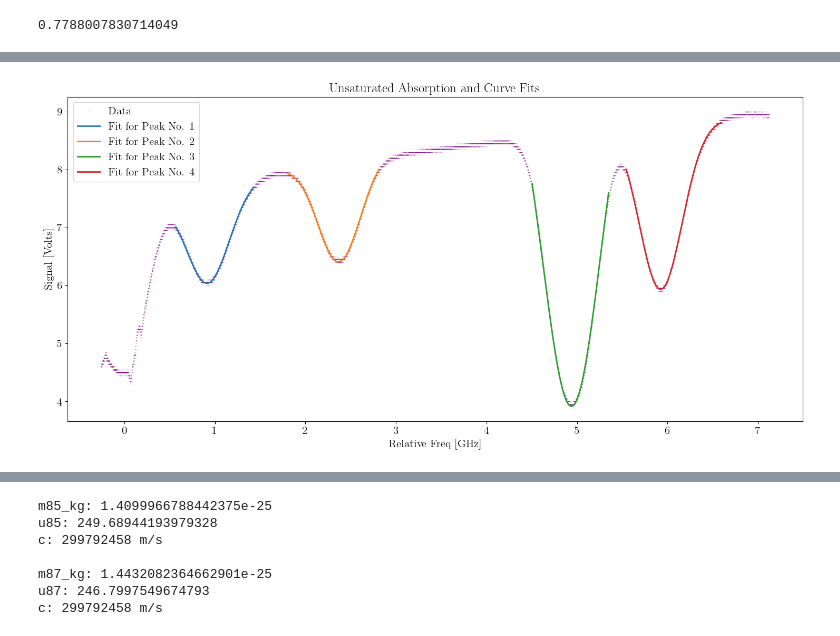
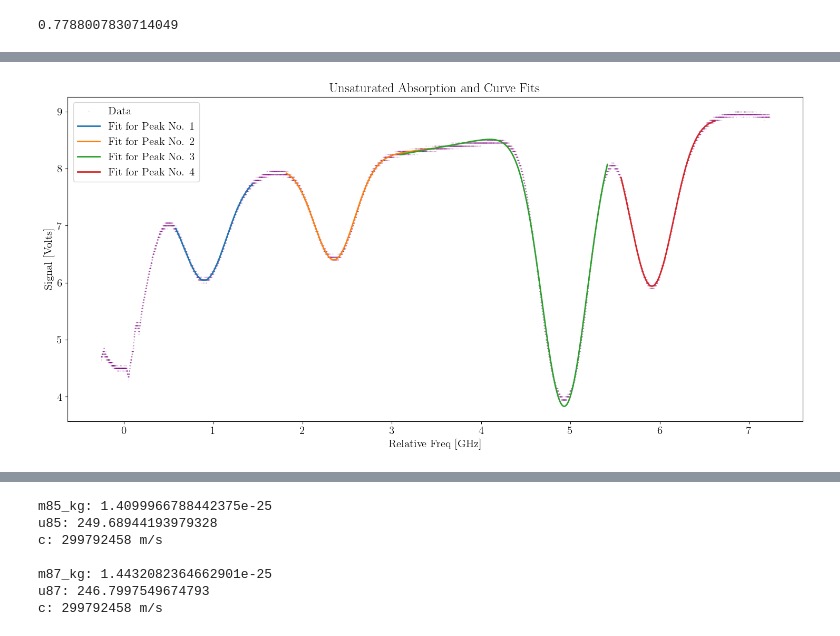
Before and after one commit to andres-luengo/alden-andres-max-most-dangerous-4450-trio, a Jupyter notebook: rb-spectroscopy/doppler_broadening.ipynb, the cells around one changed output, grey strips where cells are left out. Saved outputs shown, nothing was run; the diff lists cells and outputs as text; code cells hidden in the pictures.

```diff
--- a/rb-spectroscopy/doppler_broadening.ipynb
+++ b/rb-spectroscopy/doppler_broadening.ipynb
@@ -73,8 +73,7 @@ name_dict = {
 
 # load and reformat data
 
-names=[]
-frames = []
+
 data_dict = {}
 for sat_type in ["saturated", "unsaturated"]:
     data_dict[sat_type]={}
@@ -82,14 +81,12 @@ for sat_type in ["saturated", "unsaturated"]:
         data_dict[sat_type][mag_stat]={}
         fab_fit_filename = f"./fabry_perot_fits/{sat_type}/{mag_stat}/theta.npy"
         fab_cov_filename = f"./fabry_perot_fits/{sat_type}/{mag_stat}/X.npy"
-
         data_dict[sat_type][mag_stat]["fab_fit"]=np.load(fab_fit_filename)
         data_dict[sat_type][mag_stat]["fab_cov"]=np.load(fab_cov_filename)
 
         dfs = []
         for dat_type in ["signal_gen", "fabry_perot", "data"]:
             filename = f"./data/{sat_type}/{mag_stat}/{dat_type}.CSV"
-            names.append(f"{sat_type} {mag_stat} {dat_type}")
             df = read_scope_csv(filename)
             df = df.rename(columns={df.columns[0]: "time", df.columns[1]: dat_type})
             dfs.append(df.set_index("time"))
@@ -101,6 +98,4 @@ for sat_type in ["saturated", "unsaturated"]:
         freq = fabry_time_to_freq(t, *params)
         merged_df["freq"]=freq
         data_dict[sat_type][mag_stat]["data"]=merged_df
-        print(merged_df)
-
-print(names)
+        # print(merged_df)
@@ -125,5 +102,8 @@ print(names)
 # %%
-fig, axes = plt.subplots(2, 2, figsize=(12, 8))
+trim_start=3400
+trim_stop=16770
+
+fig, axes = plt.subplots(2, 2, figsize=(18, 12))
 axes = axes.flatten()  # easier indexing
 
 subplot_idx = 0
@@ -134,15 +114,14 @@ for sat_type in data_dict.keys():
         data_dfs = []
         df = data_dict[sat_type][mag_stat]["data"]
         for col in ["signal_gen", "fabry_perot", "data"]:
-            ax.plot(merged_df["freq"], merged_df[col], label=col)
+            ax.plot(df["freq"][trim_start:trim_stop], df[col][trim_start:trim_stop], label=col)
 
         ax.set_title(f"{sat_type.capitalize()} | {"Magnet On" if mag_stat=="magnet" else "Magnet Off"}")
         ax.set_xlabel("Relative Freq [GHz]")
         ax.set_ylabel("Signal [Volts]")
-        ax.legend(fontsize=10)
+        ax.legend(fontsize=14)
 
         subplot_idx += 1
-
 
 plt.tight_layout()
 plt.savefig("DataSummary.png")
@@ -215,25 +164,30 @@ unsat = readrbdata.load(sat=False, mag=False)
 # %%
 plt.figure(figsize=(18, 8))
-plt.scatter(fabry_time_to_freq(unsat.time, *data_dict["saturated"]["no_magnet"]["fab_fit"]), unsat.signal*.1, s=.1, alpha=.2, c="purple", label="Data")
+plt.scatter(data_dict["unsaturated"]["no_magnet"]["data"]["freq"][trim_start:trim_stop], data_dict["unsaturated"]["no_magnet"]["data"]["data"][trim_start:trim_stop],
+                               s=.1, alpha=.2, c="purple", label="Data")
 
-centers=[2750, 5200, 9680, 11550]
-window_sizes=[1700, 1800, 1400, 1700]
+freqs = np.array(data_dict["unsaturated"]["no_magnet"]["data"]["freq"][trim_start:trim_stop])
+signal = np.array(data_dict["unsaturated"]["no_magnet"]["data"]["data"][trim_start:trim_stop])
+
+centers=[2750, 5800, 8500, 11550]
+window_sizes=[1700, 3000, 3900, 1700]
+
+fits = []
+
 for i in range(4):
     start=centers[i] - int (window_sizes[i]/2)
     stop=centers[i] + int (window_sizes[i]/2)
 
-
-    xdata = unsat.time[start:stop]
-    ydata = unsat.signal[start:stop]
+    xdata = freqs[start:stop]
+    ydata = signal[start:stop]
 
     #  model: a * np.exp(-b * (x - x0)**2) + c * x + d
 
-    # initial guesses
-    x0_guess = xdata[np.argmin(ydata)]   # center at minimum
+    x0_guess = xdata[np.argmin(ydata)]  # center at minimum
     a_guess = np.min(ydata) - np.max(ydata)   # negative dip amplitude
     b_guess = 1.037235
-    c_guess = 0.1
-    d_guess = 85 # np.max(ydata)
+    c_guess = 0.2
+    d_guess = 8 # np.max(ydata)
 
     p0 = [x0_guess, a_guess, b_guess, c_guess, d_guess]
     print(f"p0: {p0}")
@@ -252,14 +206,32 @@ for i in range(4):
         maxfev=10000
     )
 
+    fits.append((popt, pcov))
+
     # fitted parameters
     x0_fit, a_fit, b_fit, c_fit, d_fit = popt
-    print("Fitted parameters:")
-    print(f"x0 = {x0_fit}")
-    print(f"a  = {a_fit}")
-    print(f"b  = {b_fit}")
-    print(f"c  = {c_fit}")
-    print(f"d  = {d_fit}")
+
+    # uncertainties (standard deviation of parameters)
+    perr = np.sqrt(np.diag(pcov))
+
+    # helper for 4 significant figures
+    def fmt(x):
+        return f"{x:.4g}"
+
+    # formatted model string
+    model_str = (
+        f"T(x) = ({a_fit} ± {perr[1]}) * exp[-({b_fit} ± {perr[2]}) (x - ({x0_fit} ± {perr[0]}))^2] "
+        f"+ ({c_fit} ± {perr[3]}) x + ({d_fit} ± {perr[4]})"
+    )
+
+    print(f"Peak {i+1} fit:")
+    print(model_str)
+    # print("Fitted parameters:")
+    # print(f"x0 = {x0_fit}")
+    # print(f"a  = {a_fit}")
+    # print(f"b  = {b_fit}")
+    # print(f"c  = {c_fit}")
+    # print(f"d  = {d_fit}")
 
     # print(f"Covariance: {pcov}")
 
@@ -268,7 +240,7 @@ for i in range(4):
     yfit = absorption_model(xfit, *popt)
     # for shadeline in range(100):
     #     plt.plot(xfit, .01*absorption_model(xfit, *np.random.multivariate_normal(popt, 100*pcov)), alpha=.1, c="orange")
-    plt.plot(fabry_time_to_freq(xfit, *data_dict["saturated"]["no_magnet"]["fab_fit"]), yfit*.1, linewidth=2, label=f"Fit for Peak No. {i+1}")
+    plt.plot(xfit, yfit, linewidth=2, label=f"Fit for Peak No. {i+1}")
 
 plt.xlabel("Relative Freq [GHz]")
 plt.ylabel("Signal [Volts]")
@@ -309 +276 @@ d  = 84.93900244565022
-[figure, old version]
+[figure, new version]
```
Also changed, not shown: parts of 11 cells of this notebook.
